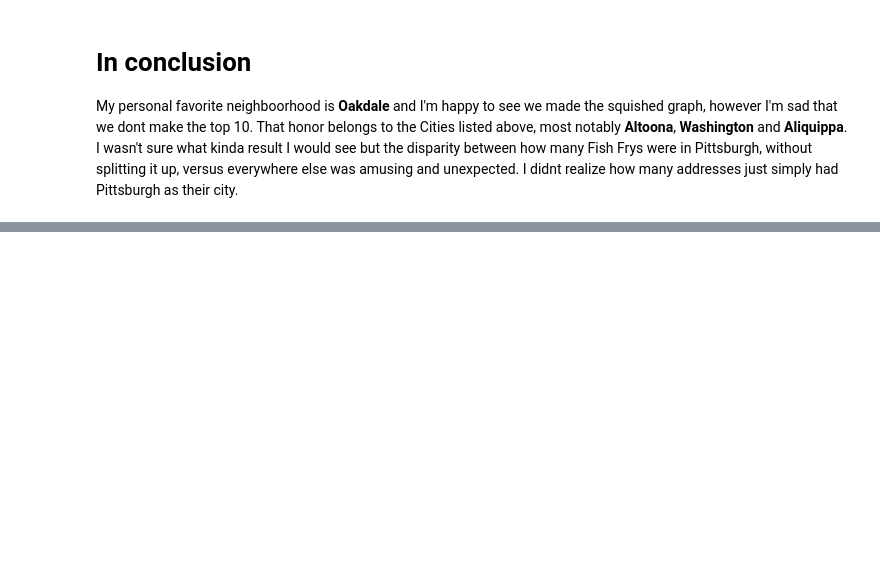
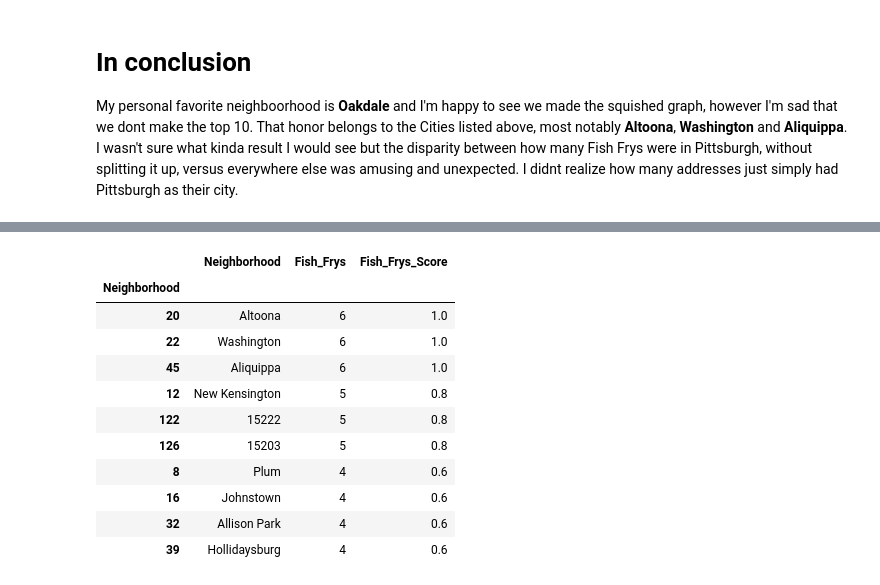
Before and after one commit to RokStronk/Big-Ideas-Final-Project, a Jupyter notebook: Conclusion/AaronFishFryStatsAdditions.ipynb, the cells around one changed output, grey strips where cells are left out. Saved outputs shown, nothing was run; the diff lists cells and outputs as text; code cells hidden in the pictures; blank space fills up the shorter version.

```diff
--- a/Conclusion/AaronFishFryStats.ipynb
+++ b/Conclusion/AaronFishFryStatsAdditions.ipynb
@@ -233,0 +246,15 @@ My personal favorite neighboorhood is **Oakdale** and I'm happy to see we made t
+# %%
+MergedCities.nlargest(10,'Fish_Frys')
+# %% [output]
+|  | Neighborhood | Fish_Frys | Fish_Frys_Score |
+| Neighborhood |  |  |  |
+| 20 | Altoona | 6 | 1.0 |
+| 22 | Washington | 6 | 1.0 |
+| 45 | Aliquippa | 6 | 1.0 |
+| 12 | New Kensington | 5 | 0.8 |
+| 122 | 15222 | 5 | 0.8 |
+| 126 | 15203 | 5 | 0.8 |
+| 8 | Plum | 4 | 0.6 |
+| 16 | Johnstown | 4 | 0.6 |
+| 32 | Allison Park | 4 | 0.6 |
+| 39 | Hollidaysburg | 4 | 0.6 |
```
Also changed, not shown: parts of 4 cells of this notebook, 1 other file.
